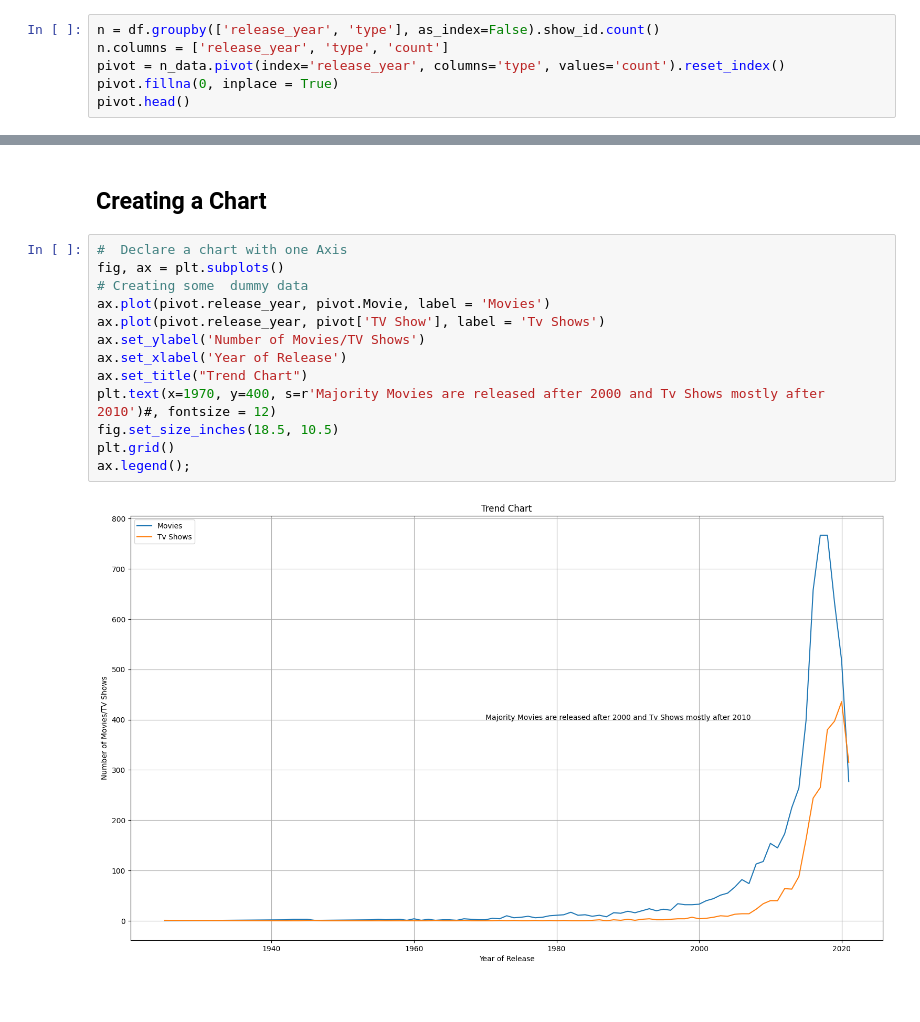
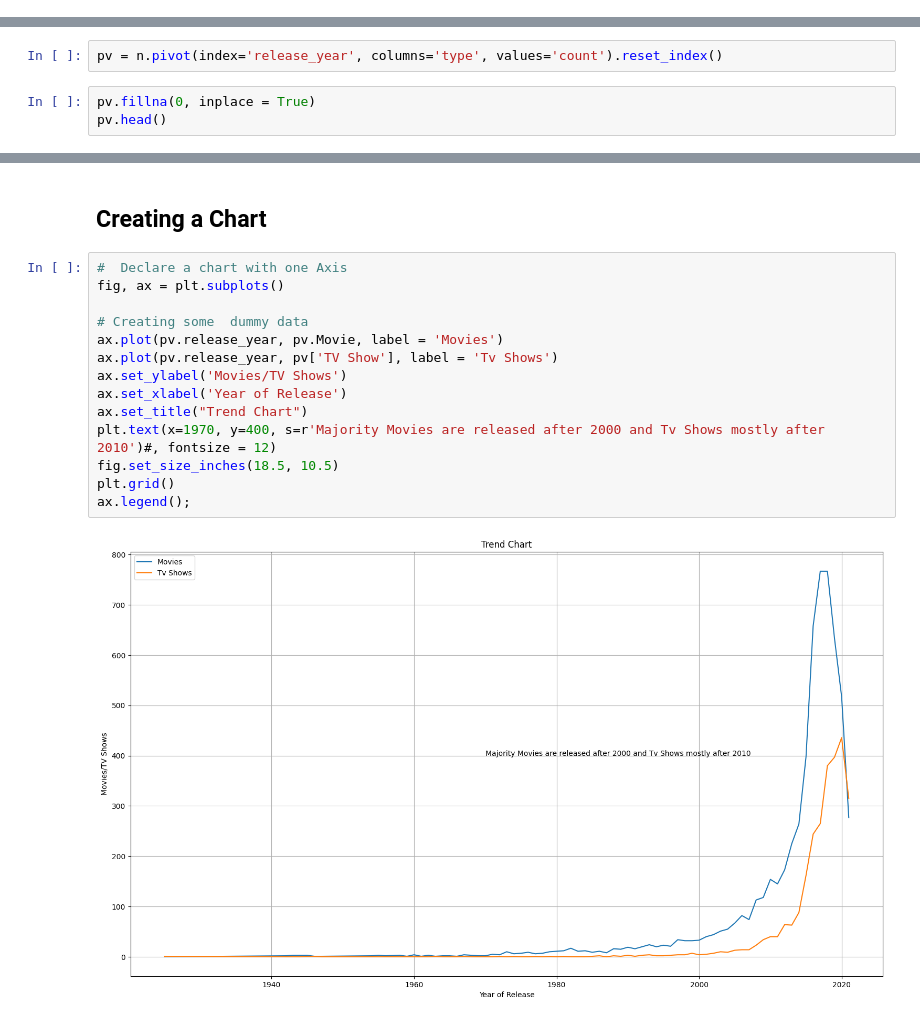
Before and after one commit to patanley/TrendChart, a Jupyter notebook: Trend-Chart.ipynb, the cells around one changed output, grey strips where cells are left out. Saved outputs shown, nothing was run; the diff lists cells and outputs as text.

```diff
--- a/Trend-Chart.ipynb
+++ b/Trend-Chart.ipynb
@@ -16,9 +17,3 @@ df.head()
 | 2 | s3 | TV Show | Ganglands | Julien Leclercq | Sami Bouajila, Tracy Gotoas, Samu... | NaN | September 24, 2021 | 2021 | TV-MA | 1 Season | ... |
 | 3 | s4 | TV Show | Jailbirds New Orleans | NaN | NaN | NaN | September 24, 2021 | 2021 | TV-MA | 1 Season | ... |
 | 4 | s5 | TV Show | Kota Factory | NaN | Mayur More, Jitendra Kumar, Ranja... | India | September 24, 2021 | 2021 | TV-MA | 2 Seasons | ... |
-# %%
-n = df.groupby(['release_year', 'type'], as_index=False).show_id.count()
-n.columns = ['release_year', 'type', 'count']
-pivot = n_data.pivot(index='release_year', columns='type', values='count').reset_index()
-pivot.fillna(0, inplace = True)
-pivot.head()
@@ -31,0 +54,5 @@ pivot.head()
+# %%
+pv = n.pivot(index='release_year', columns='type', values='count').reset_index()
+# %%
+pv.fillna(0, inplace = True)
+pv.head()
@@ -34,15 +68,16 @@ pivot.head()
 # %%
 #  Declare a chart with one Axis
 fig, ax = plt.subplots()
+
 # Creating some  dummy data
-ax.plot(pivot.release_year, pivot.Movie, label = 'Movies')
-ax.plot(pivot.release_year, pivot['TV Show'], label = 'Tv Shows')
-ax.set_ylabel('Number of Movies/TV Shows')
+ax.plot(pv.release_year, pv.Movie, label = 'Movies')
+ax.plot(pv.release_year, pv['TV Show'], label = 'Tv Shows')
+ax.set_ylabel('Movies/TV Shows')
 ax.set_xlabel('Year of Release')
 ax.set_title("Trend Chart")
 plt.text(x=1970, y=400, s=r'Majority Movies are released after 2000 and Tv Shows mostly after 2010')#, fontsize = 12)
 fig.set_size_inches(18.5, 10.5)
 plt.grid()
 ax.legend();
 # %% [output]
-[figure, old version]
+[figure, new version]
```
Also changed, not shown: parts of 6 cells of this notebook, 1 other file.
